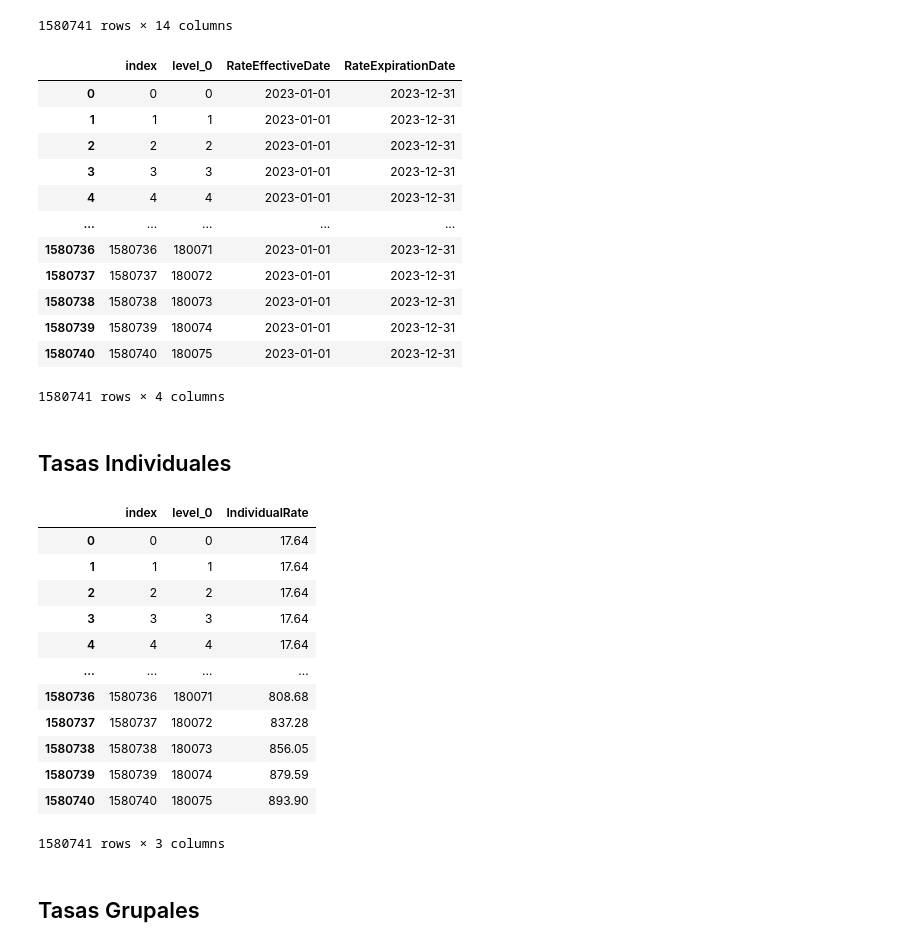
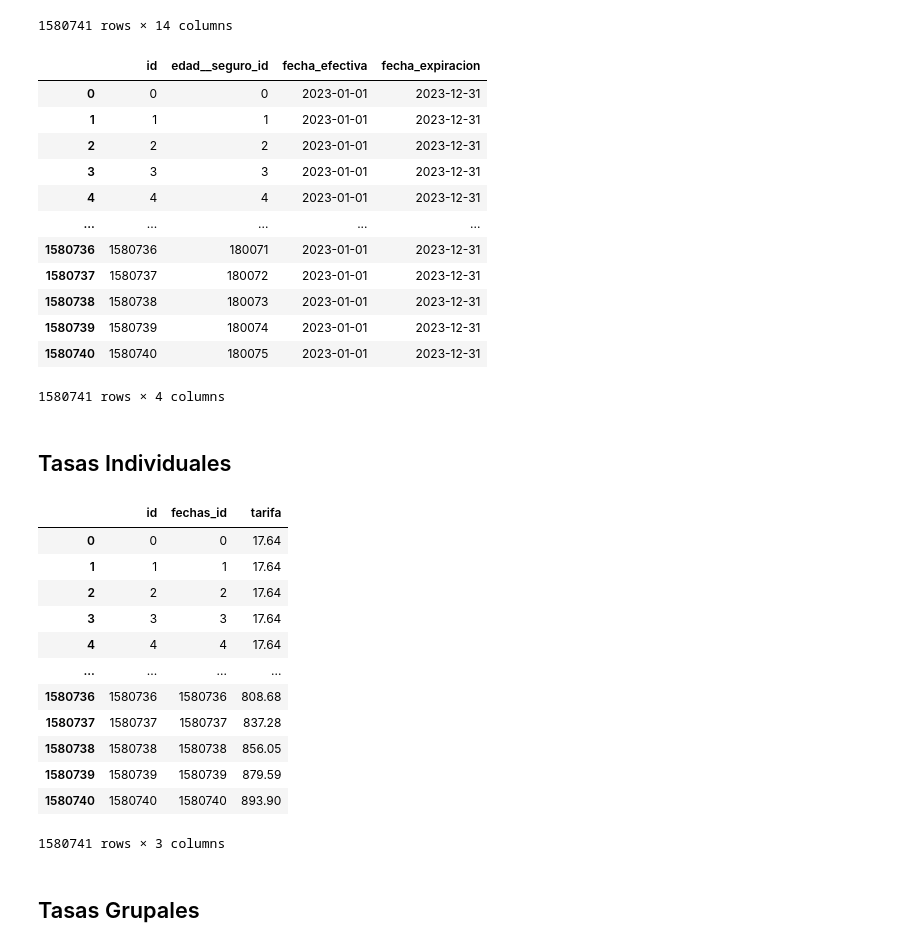
Before and after one commit to Lorena20U/proyect_bi, a Jupyter notebook: etl_censo_.ipynb, the cells around one changed output. Drawn from its saved outputs; the diff is of its cells as text; code cells hidden in the pictures.

```diff
--- a/etl_censo_.ipynb
+++ b/etl_censo_.ipynb
@@ -1118,9 +1114,10 @@ rango_fechas
 1580741 rows × 14 columns
 # %%
 tabla_rango_fechas = rango_fechas[["index","level_0","RateEffectiveDate","RateExpirationDate"]]
+tabla_rango_fechas.columns = ["id", "edad__seguro_id", "fecha_efectiva", "fecha_expiracion"]
 tabla_rango_fechas
 # %% [output]
-|  | index | level_0 | RateEffectiveDate | RateExpirationDate |
+|  | id | edad__seguro_id | fecha_efectiva | fecha_expiracion |
 | 0 | 0 | 0 | 2023-01-01 | 2023-12-31 |
 | 1 | 1 | 1 | 2023-01-01 | 2023-12-31 |
 | 2 | 2 | 2 | 2023-01-01 | 2023-12-31 |
@@ -1136,21 +1133,22 @@ tabla_rango_fechas
 # %% [markdown]
 ## Tasas Individuales
 # %%
-tasas_individuales = rango_fechas[["level_0","IndividualRate"]].reset_index()
+tasas_individuales = rango_fechas[["index","IndividualRate"]].reset_index()
+tasas_individuales.columns = ["id", "fechas_id", "tarifa"]
 tasas_individuales
 # %% [output]
-|  | index | level_0 | IndividualRate |
+|  | id | fechas_id | tarifa |
 | 0 | 0 | 0 | 17.64 |
 | 1 | 1 | 1 | 17.64 |
 | 2 | 2 | 2 | 17.64 |
 | 3 | 3 | 3 | 17.64 |
 | 4 | 4 | 4 | 17.64 |
 | ... | ... | ... | ... |
-| 1580736 | 1580736 | 180071 | 808.68 |
-| 1580737 | 1580737 | 180072 | 837.28 |
-| 1580738 | 1580738 | 180073 | 856.05 |
-| 1580739 | 1580739 | 180074 | 879.59 |
-| 1580740 | 1580740 | 180075 | 893.90 |
+| 1580736 | 1580736 | 1580736 | 808.68 |
+| 1580737 | 1580737 | 1580737 | 837.28 |
+| 1580738 | 1580738 | 1580738 | 856.05 |
+| 1580739 | 1580739 | 1580739 | 879.59 |
+| 1580740 | 1580740 | 1580740 | 893.90 |
 1580741 rows × 3 columns
 # %% [markdown]
 ## Tasas Grupales
```
Also changed, not shown: parts of 57 cells of this notebook.
